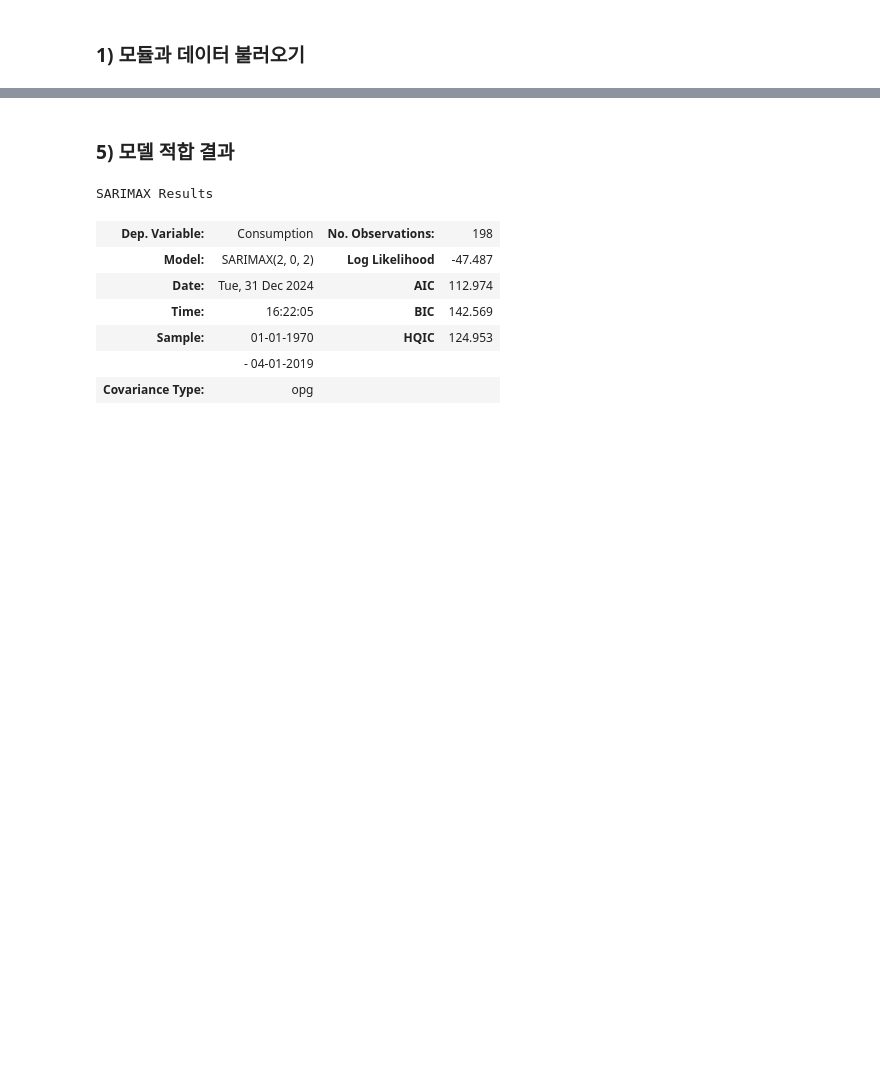
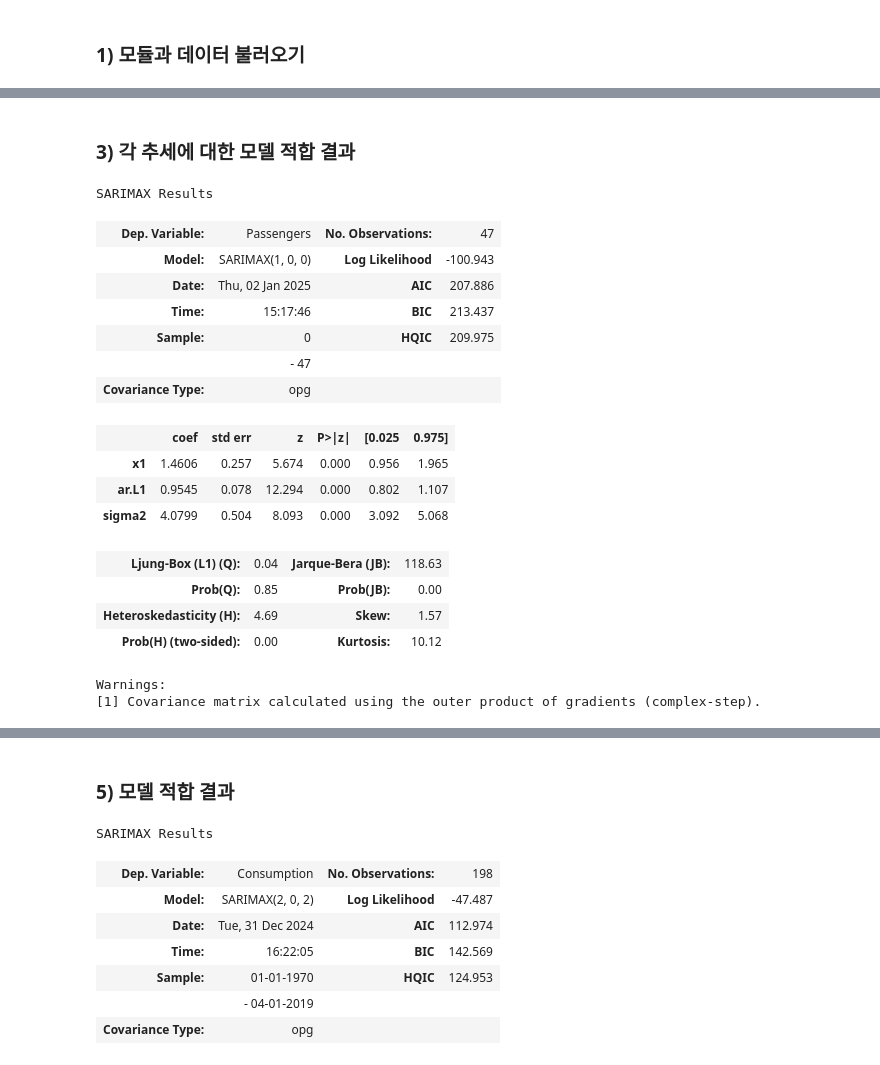
Before and after one commit to safeai-snu/Econometrics, a Jupyter notebook: Ch.4.2.ARIMAX_with_Trend.ipynb, the cells around one changed output, grey strips where cells are left out. Cells and saved outputs as stored; diff of their text form; code cells hidden in the pictures; blank space fills up the shorter version.

```diff
--- a/Ch.4.2.ARIMAX_with_Trend.ipynb
+++ b/Ch.4.2.ARIMAX_with_Trend.ipynb
@@ -104,0 +57,28 @@ result
+# %% [markdown]
+### 3) 각 추세에 대한 모델 적합 결과
+# %%
+#결정적 추세 모델 적합
+time_trend = np.arange(len(aus_airpassengers))
+model_deterministic = SARIMAX(aus_airpassengers['Passengers'], exog=time_trend, order=(1, 0, 0), trend='n', simple_differencing=False)
+fit_deterministic = model_deterministic.fit(disp=False)
+
+fit_deterministic.summary()
+# %% [output]
+SARIMAX Results
+| Dep. Variable: | Passengers | No. Observations: | 47 |
+| Model: | SARIMAX(1, 0, 0) | Log Likelihood | -100.943 |
+| Date: | Thu, 02 Jan 2025 | AIC | 207.886 |
+| Time: | 15:17:46 | BIC | 213.437 |
+| Sample: | 0 | HQIC | 209.975 |
+|  | - 47 |  |  |
+| Covariance Type: | opg |  |  |
+|  | coef | std err | z | P>|z| | [0.025 | 0.975] |
+| x1 | 1.4606 | 0.257 | 5.674 | 0.000 | 0.956 | 1.965 |
+| ar.L1 | 0.9545 | 0.078 | 12.294 | 0.000 | 0.802 | 1.107 |
+| sigma2 | 4.0799 | 0.504 | 8.093 | 0.000 | 3.092 | 5.068 |
+| Ljung-Box (L1) (Q): | 0.04 | Jarque-Bera (JB): | 118.63 |
+| Prob(Q): | 0.85 | Prob(JB): | 0.00 |
+| Heteroskedasticity (H): | 4.69 | Skew: | 1.57 |
+| Prob(H) (two-sided): | 0.00 | Kurtosis: | 10.12 |
+Warnings:
+[1] Covariance matrix calculated using the outer product of gradients (complex-step).
```
Also changed, not shown: parts of 16 cells of this notebook, 5 other files.
